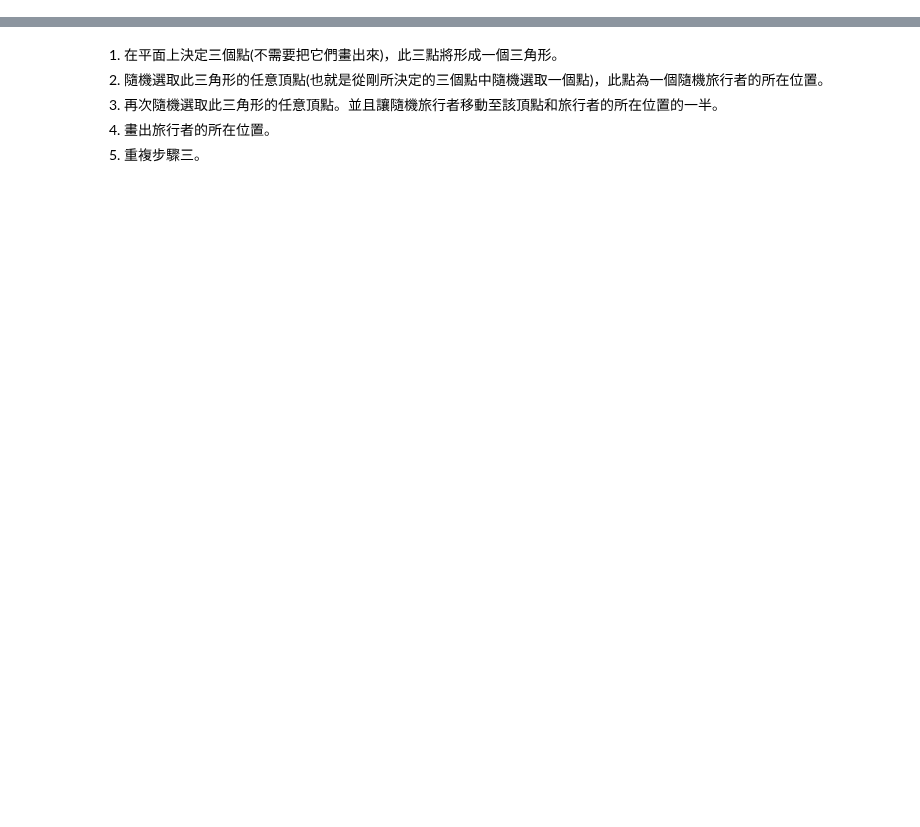
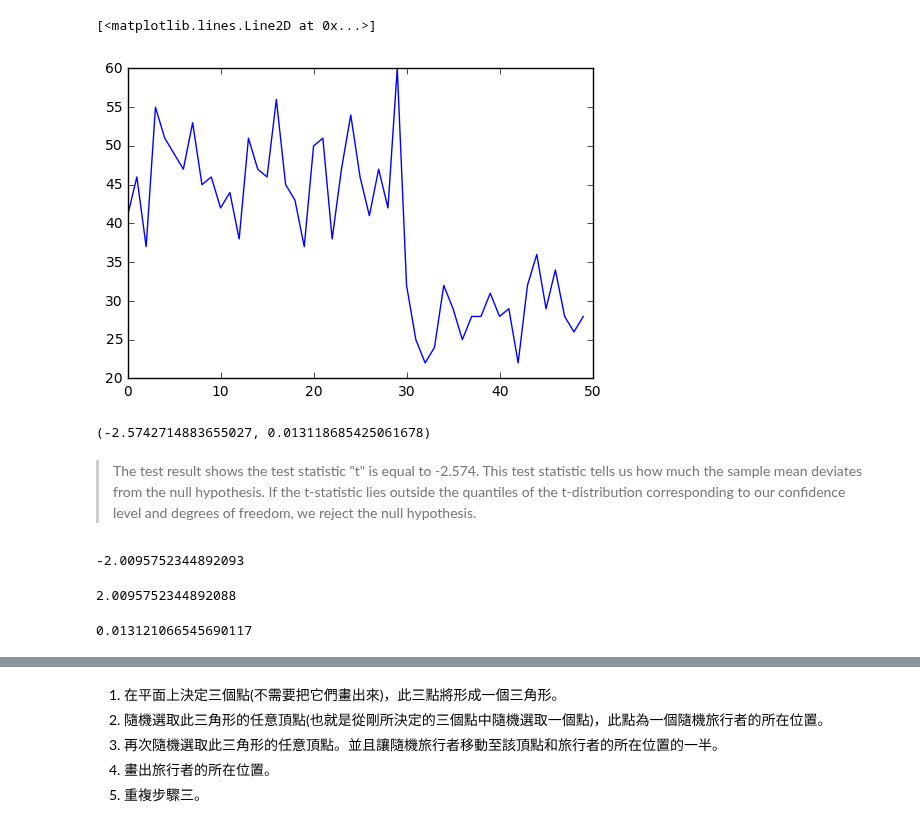
Before and after one commit to ScarletMcLearn/Notebooks, a Jupyter notebook: BDSE03_Vortrag.ipynb, the cells around one changed output, grey strips where cells are left out. Cells and saved outputs as stored; diff of their text form; code cells hidden in the pictures; blank space fills up the shorter version.

```diff
--- a/BDSE03_Vortrag.ipynb
+++ b/BDSE03_Vortrag.ipynb
@@ -14,0 +52,27 @@ import pandas as pd # For converting results to a dataframe and bar chart plots
+# %%
+plt.plot(taitung_ages)
+# %% [output]
+[<matplotlib.lines.Line2D at 0x...>]
+[figure, added]
+# %%
+stats.ttest_1samp(a= taitung_ages,               # Sample data
+                 popmean= population_ages.mean())  # Pop mean
+# %% [output]
+(-2.5742714883655027, 0.013118685425061678)
+# %% [markdown]
+>The test result shows the test statistic "t" is equal to -2.574. This test statistic tells us how much the sample mean deviates from the null hypothesis. If the t-statistic lies outside the quantiles of the t-distribution corresponding to our confidence level and degrees of freedom, we reject the null hypothesis.
+# %%
+stats.t.ppf(q=0.025,  # Quantile to check
+            df=49)  # Degrees of freedom
+# %% [output]
+-2.0095752344892093
+# %%
+stats.t.ppf(q=0.975,  # Quantile to check
+            df=49)  # Degrees of freedom
+# %% [output]
+2.0095752344892088
+# %%
+stats.t.cdf(x= -2.5742,      # T-test statistic
+               df= 49) * 2   # Mupltiply by two for two tailed test*
+# %% [output]
+0.013121066545690117
```
Also changed, not shown: parts of 105 cells of this notebook.
